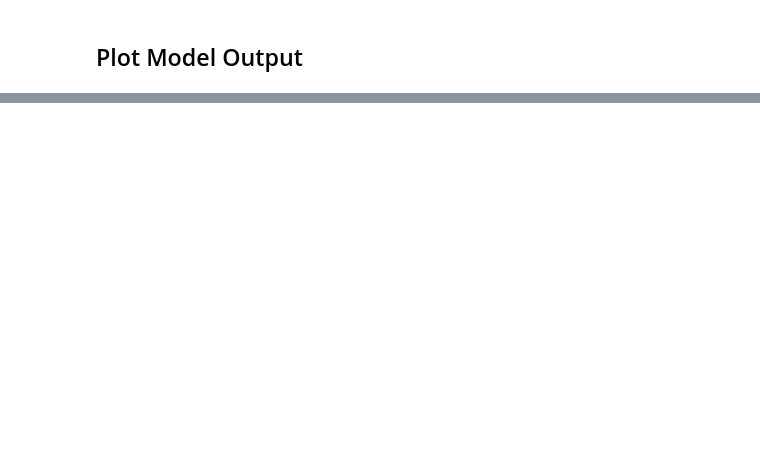
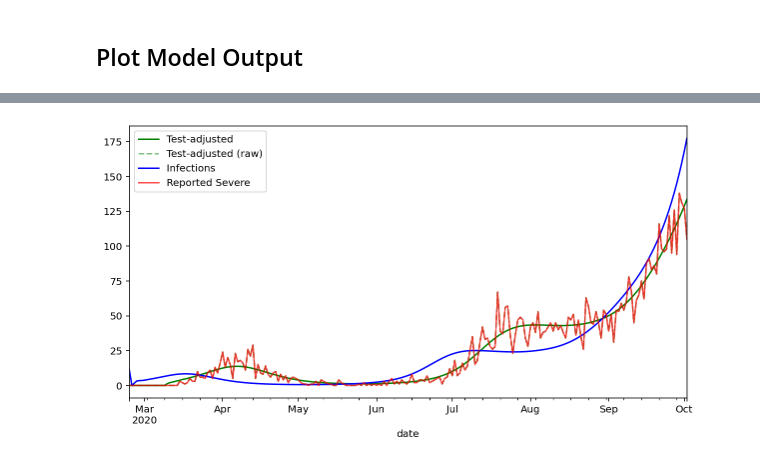
Before and after one commit to asafpr/covid-model, a Jupyter notebook: notebooks/rtlive-Israel-model.ipynb, the cells around one changed output, grey strips where cells are left out. Saved outputs shown, nothing was run; the diff lists cells and outputs as text; code cells hidden in the pictures; blank space fills up the shorter version.

```diff
--- a/notebooks/rtlive-Israel-model.ipynb
+++ b/notebooks/rtlive-Israel-model.ipynb
@@ -20,8 +21,13 @@ WARNING (theano.configdefaults): install mkl with `conda install mkl-service`: N
 ## Fetch data and select the state's data
 # %%
 df = get_and_process_covidtracking_data_il(run_date=pd.Timestamp.today())#-pd.Timedelta(days=1))
+dfsev = get_and_process_covidtracking_data_ilsev(run_date=pd.Timestamp.today()-pd.Timedelta(days=1))
 # %%
 region = "Israel"
 model_data = df.loc[region]
+model_sev = dfsev.loc[region]
 # %% [markdown]
 ## Create the model instance and sample
+# %%
+gmsev = GenerativeModel(region, model_sev, buffer_days = 20, delay=5+9)
+gmsev.sample()
@@ -41,5 +56,6 @@ Sampling 4 chains for 700 tune and 200 draw iterations (2_800 + 800 draws total)
 ## Summarize Model Output
 # %%
 result = summarize_inference_data(gm.inference_data)
+resultsev = summarize_inference_data(gmsev.inference_data)
 # %% [output]
 [interactive output not drawn]
@@ -79,3 +117,13 @@ ax.legend();
+# %%
+fig, ax = plt.subplots(figsize=(10,5))
+resultsev.test_adjusted_positive.plot(c="g", label="Test-adjusted")
+resultsev.test_adjusted_positive_raw.plot(c="g", alpha=.5, label="Test-adjusted (raw)", style="--")
+resultsev.infections.plot(c="b", label="Infections")
+gmsev.observed.positive.plot(c='r', alpha=.7, label="Reported Severe")
+fig.set_facecolor('w')
+ax.legend();
+# %% [output]
+[figure, added]
 # %%
 fig, ax = plt.subplots(figsize=(10,5))
 
```
Also changed, not shown: parts of 9 cells of this notebook, 5 other files.
